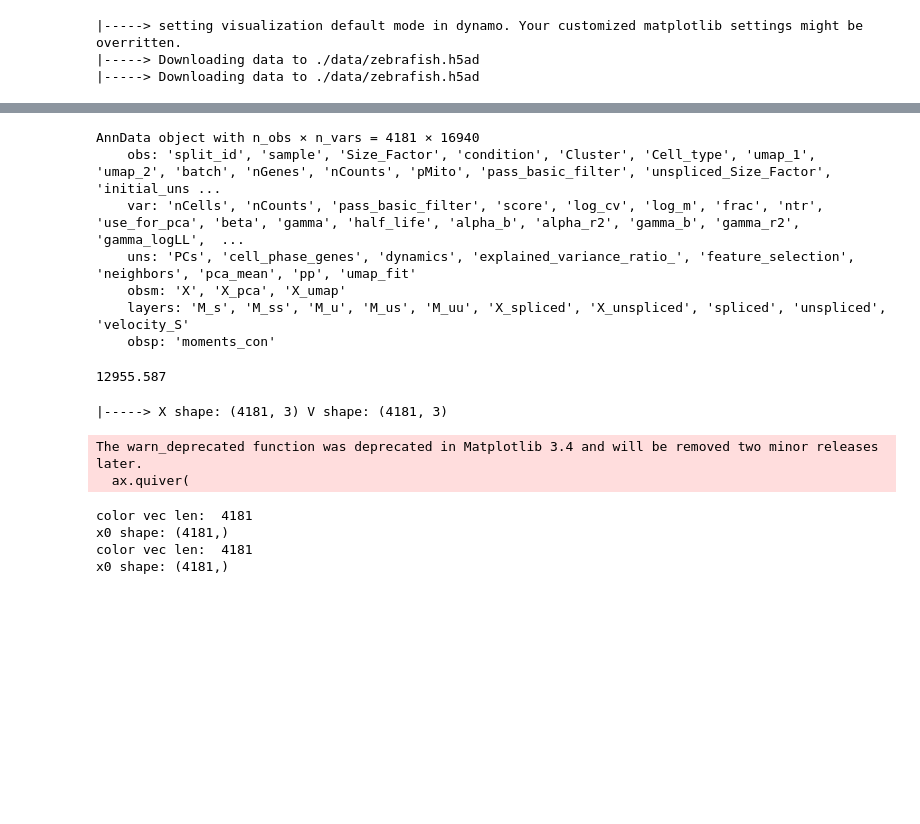
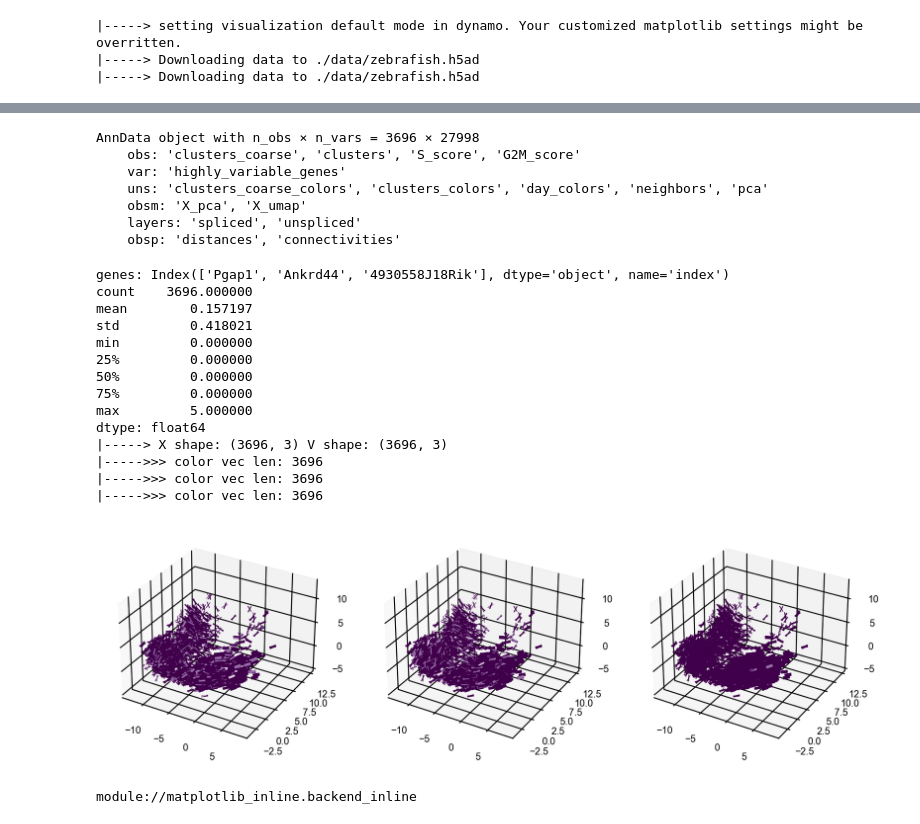
Before and after one commit to aristoteleo/dynamo-notebooks, a Jupyter notebook: normalization/quiver-3d-test.ipynb, the cells around one changed output, grey strips where cells are left out. Saved outputs shown, nothing was run; the diff lists cells and outputs as text; code cells hidden in the pictures; blank space fills up the shorter version.

Commit message:
update quiver3d tests

```diff
--- a/normalization/quiver-3d-test.ipynb
+++ b/normalization/quiver-3d-test.ipynb
@@ -16,4 +19,5 @@ path = "./data/zebrafish_3d_umap.h5ad"
 # dyn.tl.dynamics(adata)
 # dyn.data_io.cleanup(adata)
 # adata.write_h5ad(path)
-adata = anndata.read_h5ad(path)
+# adata = anndata.read_h5ad(path)
+adata = dyn.sample_data.pancreatic_endocrinogenesis()
@@ -20,39 +31,64 @@ adata = anndata.read_h5ad(path)
 # %%
 adata
 # %% [output]
-AnnData object with n_obs × n_vars = 4181 × 16940
-    obs: 'split_id', 'sample', 'Size_Factor', 'condition', 'Cluster', 'Cell_type', 'umap_1', 'umap_2', 'batch', 'nGenes', 'nCounts', 'pMito', 'pass_basic_filter', 'unspliced_Size_Factor', 'initial_uns ...
-    var: 'nCells', 'nCounts', 'pass_basic_filter', 'score', 'log_cv', 'log_m', 'frac', 'ntr', 'use_for_pca', 'beta', 'gamma', 'half_life', 'alpha_b', 'alpha_r2', 'gamma_b', 'gamma_r2', 'gamma_logLL',  ...
-    uns: 'PCs', 'cell_phase_genes', 'dynamics', 'explained_variance_ratio_', 'feature_selection', 'neighbors', 'pca_mean', 'pp', 'umap_fit'
-    obsm: 'X', 'X_pca', 'X_umap'
-    layers: 'M_s', 'M_ss', 'M_u', 'M_us', 'M_uu', 'X_spliced', 'X_unspliced', 'spliced', 'unspliced', 'velocity_S'
-    obsp: 'moments_con'
+AnnData object with n_obs × n_vars = 3696 × 27998
+    obs: 'clusters_coarse', 'clusters', 'S_score', 'G2M_score'
+    var: 'highly_variable_genes'
+    uns: 'clusters_coarse_colors', 'clusters_colors', 'day_colors', 'neighbors', 'pca'
+    obsm: 'X_pca', 'X_umap'
+    layers: 'spliced', 'unspliced'
+    obsp: 'distances', 'connectivities'
-# %%
-adata.var_names[:10]
-adata[:, 'tmsb4x'].X.sum()
-# %% [output]
-12955.587
+# %%
+# for pancreas data... highly variable genes are categorical data, convert to boolean
+adata.var["highly_variable_genes"] = adata.var["highly_variable_genes"] == 'True'
 # %%
 dyn.dynamo_logger.main_set_level(dyn.dynamo_logger.LoggerManager.DEBUG)
+from matplotlib import cm
+
 quiver_3d_kwargs = {
     "zorder": 3,
-    "length" : 2,
+    "length": 2,
     "linewidth": 5,
-    "arrow_length_ratio": 5
-    }
-dyn.pl.cell_wise_vectors_3d(adata, X=adata.obsm["X_umap"], V=adata.obsm["X_pca"], color=adata.var_names[:2], save_show_or_return="show", figsize=(10, 30), quiver_3d_kwargs=quiver_3d_kwargs)
+    "arrow_length_ratio": 5,
+    "norm": cm.colors.Normalize(),  # for color
+    "cmap": cm.PRGn,
+    # "cmap": cm.Spectral,
+}
+genes = adata[:, adata.var["highly_variable_genes"]].var_names[20:23]
+print("genes:", genes)
+print(pd.Series(adata[:, genes[1]].X.toarray().flatten()).describe())
+dyn.pl.cell_wise_vectors_3d(
+    adata,
+    X=adata.obsm["X_pca"][:, 4:7],
+    V=adata.obsm["X_pca"],
+    color=genes,
+    save_show_or_return="show",
+    figsize=(10, 10),
+    quiver_3d_kwargs=quiver_3d_kwargs,
+)
 # %% [output]
-|-----> X shape: (4181, 3) V shape: (4181, 3)
+genes: Index(['Pgap1', 'Ankrd44', '4930558J18Rik'], dtype='object', name='index')
+count    3696.000000
+mean        0.157197
+std         0.418021
+min         0.000000
+25%         0.000000
+50%         0.000000
+75%         0.000000
+max         5.000000
+dtype: float64
+|-----> X shape: (3696, 3) V shape: (3696, 3)
+|----->>> color vec len: 3696
+|----->>> color vec len: 3696
+|----->>> color vec len: 3696
-The warn_deprecated function was deprecated in Matplotlib 3.4 and will be removed two minor releases later.
-  ax.quiver(
-color vec len:  4181
-x0 shape: (4181,)
-color vec len:  4181
-x0 shape: (4181,)
+[figure, added]
 # %%
 import matplotlib
-matplotlib.pyplot.switch_backend('WXAgg')
+
+# matplotlib.pyplot.switch_backend("WXAgg")
 print(matplotlib.get_backend())
+# %% [output]
+module://matplotlib_inline.backend_inline
 # %%
 # dyn.pl.cell_wise_vectors(adata, basis="umap", projection="3d", vector="X", save_show_or_return="show")
 # %matplotlib inline
```
Also changed, not shown: parts of 3 cells of this notebook, 1 other file.
